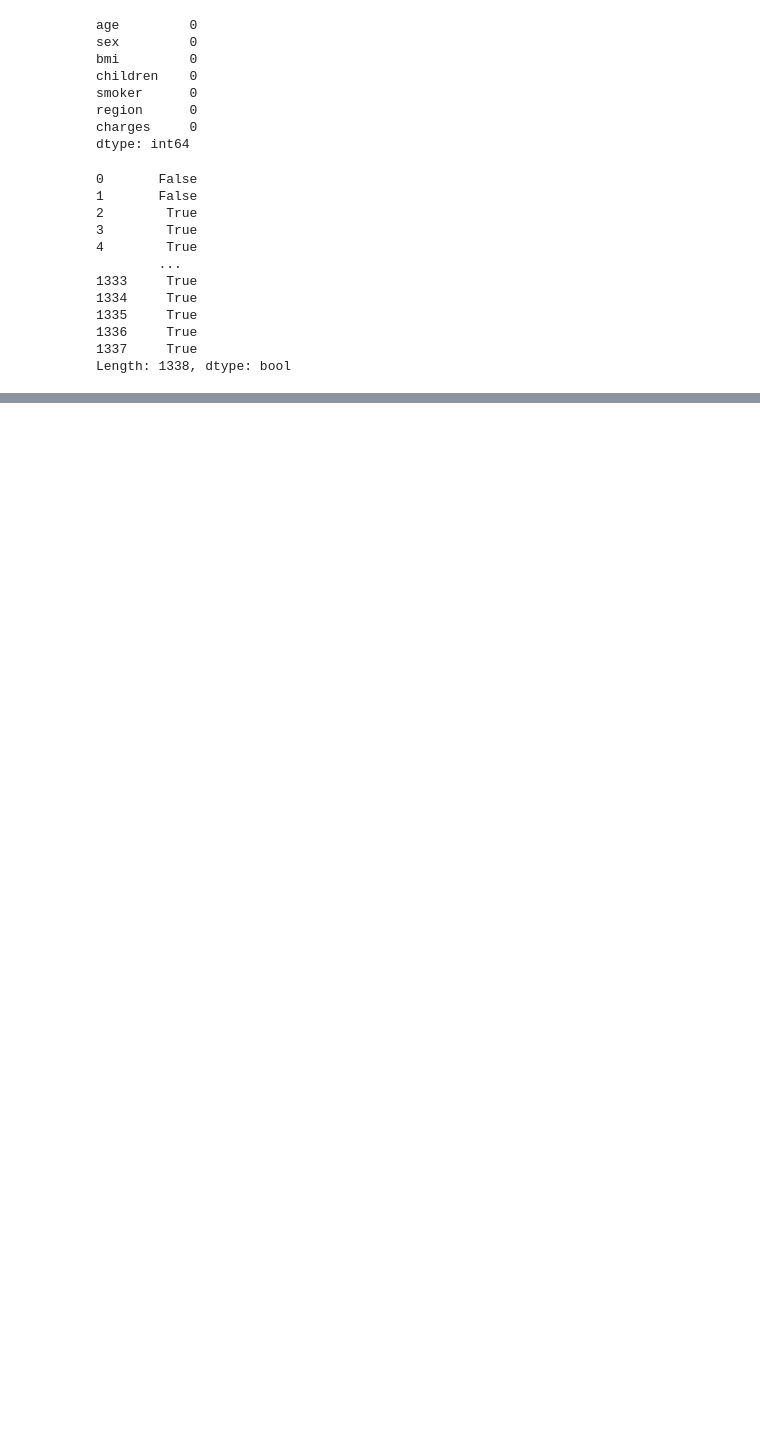
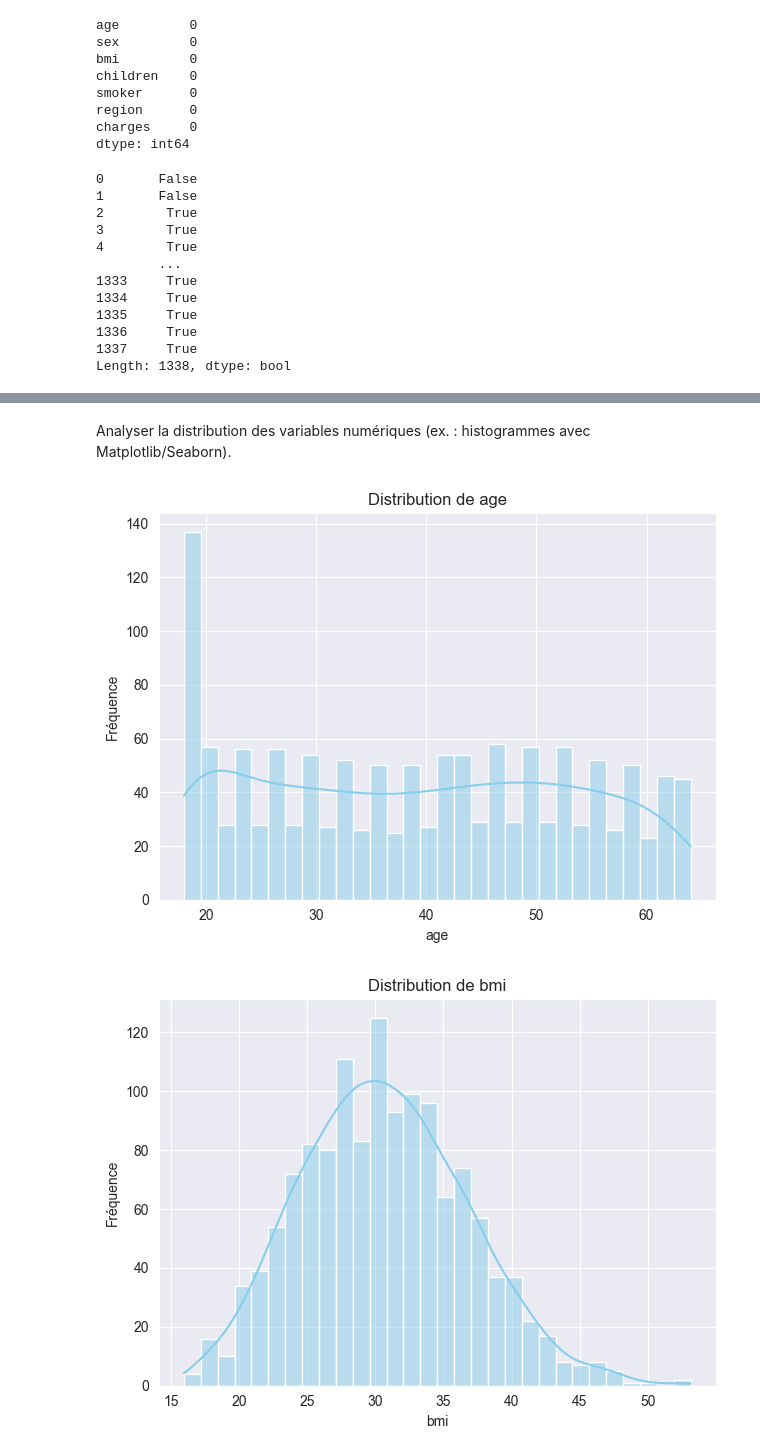
Before and after one commit to YounessBoumeshouli/Assurance_Pred, a Jupyter notebook: main.ipynb, the cells around one changed output, grey strips where cells are left out. Cells and saved outputs as stored; diff of their text form; code cells hidden in the pictures; blank space fills up the shorter version.

```diff
--- a/main.ipynb
+++ b/main.ipynb
@@ -161,3 +162,22 @@ Total de valeurs manquantes : 0
 Empty DataFrame
 Columns: [age, sex, bmi, children, smoker, region, charges]
 Index: []
+# %% [markdown]
+Analyser la distribution des variables numériques (ex. : histogrammes avec Matplotlib/Seaborn).
+# %%
+import matplotlib.pyplot as plt
+import seaborn as sns
+numeriques = df.select_dtypes(include=["int64", "float64"])
+# %%
+for col in numeriques.columns:
+    plt.show()
+    sns.histplot(df[col], kde=True, bins=30, color='skyblue')
+    plt.title(f'Distribution de {col}')
+    plt.xlabel(col)
+    plt.ylabel('Fréquence')
+    plt.grid(True)
+    plt.tight_layout()
+    plt.show()
+# %% [output]
+[figure, added]
+[figure, added]
```
Also changed, not shown: parts of 14 cells of this notebook, 1 other file.
